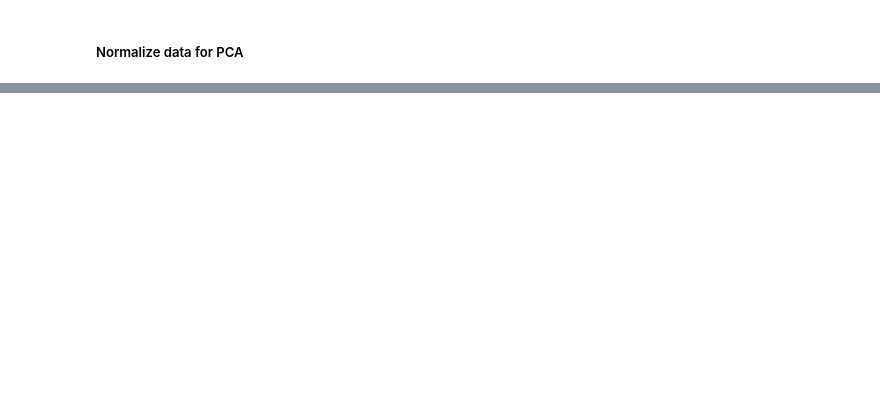
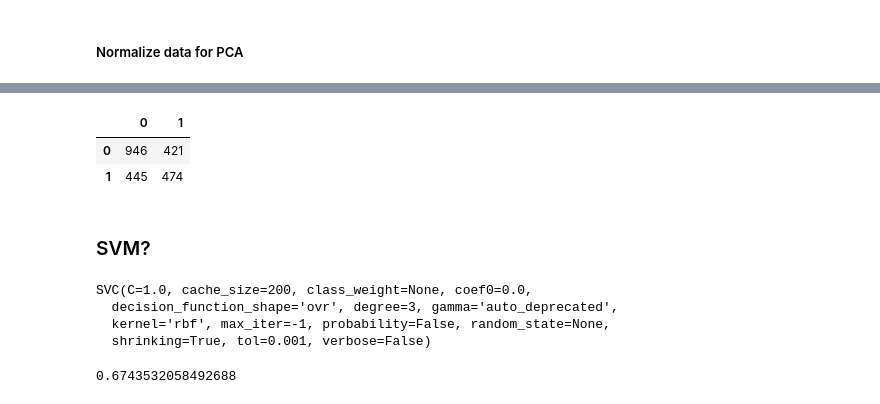
Before and after one commit to pauly51994/LOLzorz, a Jupyter notebook: LOLZORZ_at15min.ipynb, the cells around one changed output, grey strips where cells are left out. Cells and saved outputs as stored; diff of their text form; code cells hidden in the pictures; blank space fills up the shorter version.

```diff
--- a/LOLZORZ_at15min.ipynb
+++ b/LOLZORZ_at15min.ipynb
@@ -578,0 +704,5 @@ pcaresults = pd.concat([pcdf, y], axis=1)
+# %%
+dummy_clf = DummyClassifier(strategy='uniform')
+dummy_clf.fit(X2_train, y_train)
+dummypred = dummy_clf.predict(X2_test)
+print(classification_report(y_test, dummypred))
@@ -578,0 +718,3 @@ pcaresults = pd.concat([pcdf, y], axis=1)
+# %%
+pca_grid = GridSearchCV(RandomForestClassifier(),forest_params, cv=3, scoring='accuracy')
+pca_grid.fit(X2_train, y_train)
@@ -578,0 +738,3 @@ pcaresults = pd.concat([pcdf, y], axis=1)
+# %%
+forest_pca = RandomForestClassifier(criterion='gini', max_depth=5, n_estimators=10, n_jobs=-1)
+forest_pca.fit(X2_train, y_train)
@@ -578,0 +753,2 @@ pcaresults = pd.concat([pcdf, y], axis=1)
+# %%
+forest_pca_pred = forest_pca.predict(X2_test)
@@ -578,0 +766,8 @@ pcaresults = pd.concat([pcdf, y], axis=1)
+# %%
+pd.DataFrame(confusion_matrix(y_true=y_test, y_pred=forest_pca_pred))
+# %% [output]
+|  | 0 | 1 |
+| 0 | 946 | 421 |
+| 1 | 445 | 474 |
+# %% [markdown]
+### SVM?
@@ -578,0 +779,11 @@ pcaresults = pd.concat([pcdf, y], axis=1)
+# %%
+svm.fit(X2_train, y_train)
+# %% [output]
+SVC(C=1.0, cache_size=200, class_weight=None, coef0=0.0,
+  decision_function_shape='ovr', degree=3, gamma='auto_deprecated',
+  kernel='rbf', max_iter=-1, probability=False, random_state=None,
+  shrinking=True, tol=0.001, verbose=False)
+# %%
+svm.score(X2_train, y_train)
+# %% [output]
+0.6743532058492688
```
Also changed, not shown: parts of 56 cells of this notebook, 5 other files.
